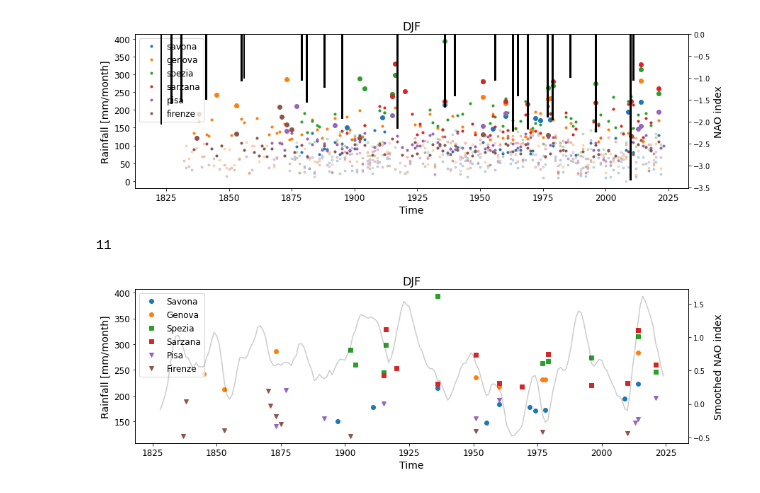
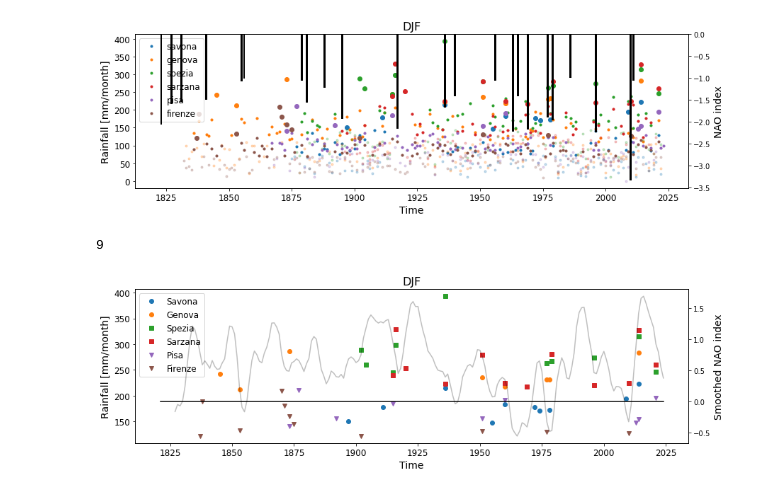
Before and after one commit to agonmer/magra_rainfall, a Jupyter notebook: rainfall_series.ipynb, the cells around one changed output. Saved outputs shown, nothing was run; the diff lists cells and outputs as text; code cells hidden in the pictures.

```diff
--- a/rainfall_series.ipynb
+++ b/rainfall_series.ipynb
@@ -96,11 +96,11 @@ def get_nao_month(label_month):
 # %%
 # v2 data
 case_study = 'firenze'; title_str = 'Firenze'
-case_study = 'genova'; title_str = 'Genova'
-case_study = 'pisa'; title_str = 'Pisa'
-case_study = 'sarzana'; title_str = 'Sarzana'
-case_study = 'savona'; title_str = 'Savona'
-case_study = 'spezia'; title_str = 'Spezia'
+#case_study = 'genova'; title_str = 'Genova'
+#case_study = 'pisa'; title_str = 'Pisa'
+#case_study = 'sarzana'; title_str = 'Sarzana'
+#case_study = 'savona'; title_str = 'Savona'
+#case_study = 'spezia'; title_str = 'Spezia'
 
 path2data = './data/'
 # %%
@@ -525,38 +523,41 @@ for case in case_list:
     yor_u, rainfall_season = get_rainfall_season(rainfall_regular,label_season,offset_y)
     yor_u_ss, rainfall_season_no_ss_season = get_rainfall_season(rainfall_no_ss,label_season,offset_y)
     yor_u_ss_1tsd, rainfall_season_no_ss_1std_season = get_rainfall_season(rainfall_no_ss_1std,label_season,offset_y)
 
     #plt.plot(time_regular,rainfall_regular,'.',label=case)
     #plt.plot(yor_u,rainfall_season,'.',color='C'+str(cc),alpha=0.25)
     #plt.plot(yor_u[rainfall_season_no_ss_season>0],rainfall_season[rainfall_season_no_ss_season>0],
     #         '.',color='C'+str(cc))
     plt.plot(yor_u[rainfall_season_no_ss_1std_season>0],rainfall_season[rainfall_season_no_ss_1std_season>0],
              marker_list[cc],color='C'+str(cc),label=city_list[cc])
     cc += 1
 
-plt.legend(fontsize=12)
+plt.legend(fontsize=12,loc='upper left')
 plt.ylabel('Rainfall [mm/month]',fontsize=14)
 plt.xlabel('Time',fontsize=14)
 plt.title(label_season,fontsize=16)
 plt.tick_params(axis='both', labelsize=12)
 
 year_nao, nao_seasonal = get_nao_season(label_season)
-weight = [1,3,5,7,9,11,9,7,5,3,1]
+#weight = [1,3,5,7,9,11,9,7,5,3,1]
+weight = [1,3,5,7,9,7,5,3,1]
 nao_smooth = np.convolve(nao_seasonal, weight/np.sum(weight), mode='same')
 print(len(weight))
 
 AN = np.nanmean(nao_smooth)
 
 ax2 = ax1.twinx()
-ax2.plot(year_nao,nao_smooth,'k',alpha=0.2)
+ax2.plot(year_nao,nao_smooth,'k',alpha=0.25)
+ax2.plot(year_nao,np.zeros_like(year_nao),'k')
 #ax2.plot(year_nao[nao_smooth<AN],nao_smooth[nao_smooth<AN],'ok')
 #ax2.bar(year_nao[nao_seasonal<-1],nao_seasonal[nao_seasonal<-1],color='k')
 ax2.set_ylabel('Smoothed NAO index',fontsize=14)
 
 plt.savefig('./figures/heavy_rainfall_'+label_season+'_light.png',bbox_inches = 'tight')
+plt.savefig('./figures/heavy_rainfall_'+label_season+'_light.svg',bbox_inches = 'tight')
 # %% [output]
-11
+9
-[figure, old version]
+[figure, new version]
 # %%
 # Test the running mean.
 fig, ax1 = plt.subplots(figsize=(14,4))
```
Also changed, not shown: parts of 21 cells of this notebook.
